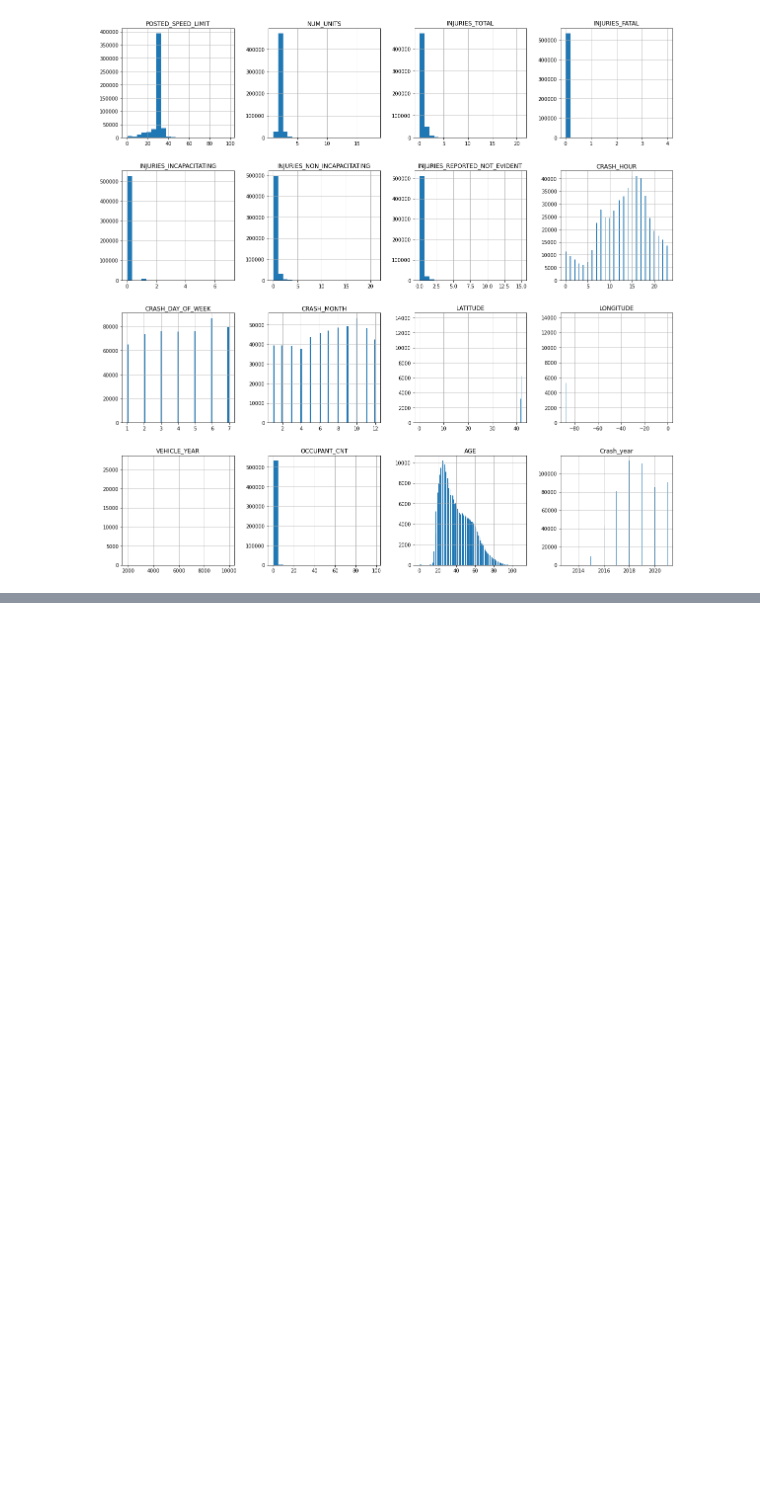
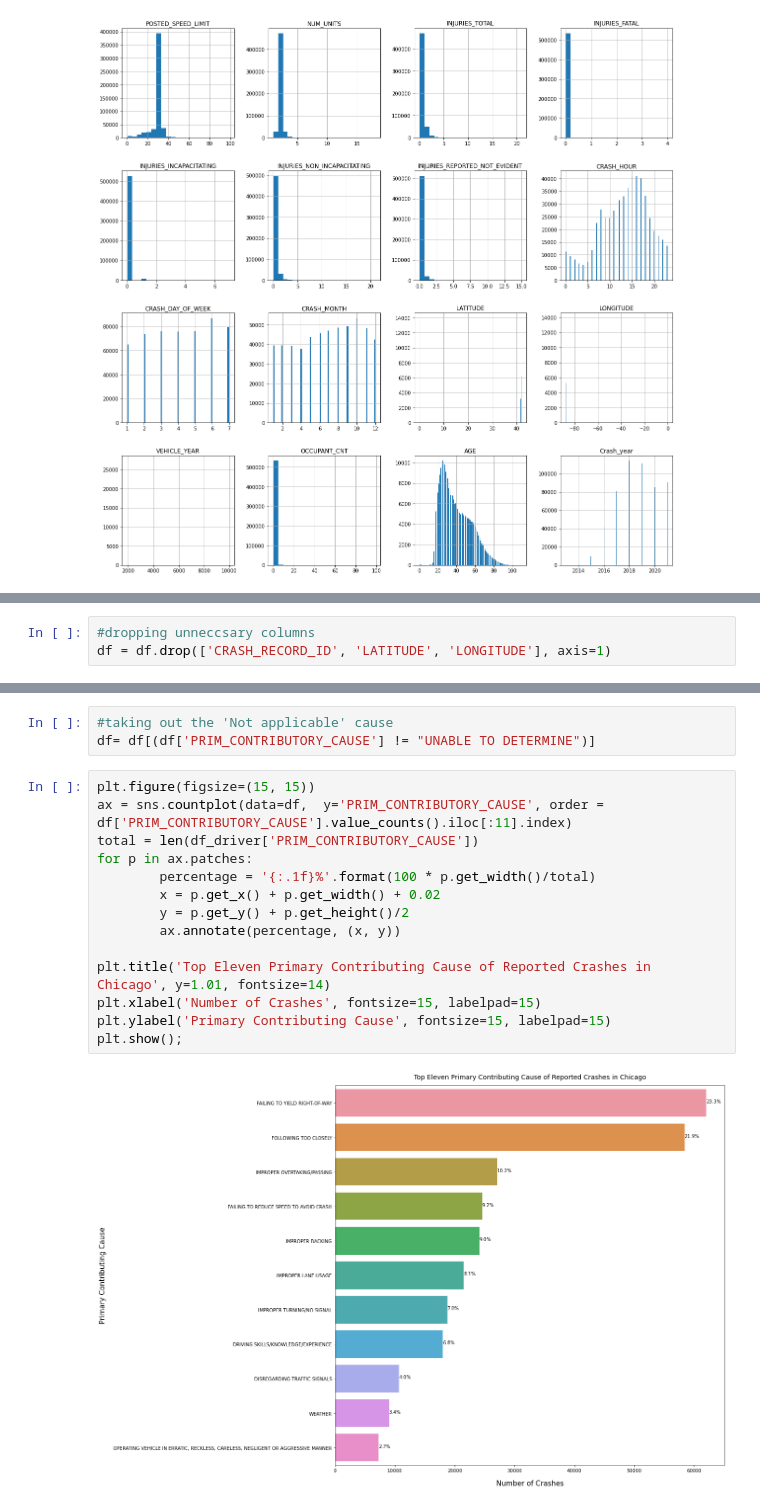
Before and after one commit to meowkaiser/Chicago_Car_Crashes_Project, a Jupyter notebook: Michael_Schor_Notebook.ipynb, the cells around one changed output, grey strips where cells are left out. Cells and saved outputs as stored; diff of their text form; blank space fills up the shorter version.

```diff
--- a/Michael_Schor_Notebook.ipynb
+++ b/Michael_Schor_Notebook.ipynb
@@ -224,0 +274,3 @@ df_driver.hist(figsize=(20,20), bins='auto');
+# %%
+#dropping unneccsary columns
+df = df.drop(['CRASH_RECORD_ID', 'LATITUDE', 'LONGITUDE'], axis=1)
@@ -224,0 +317,19 @@ df_driver.hist(figsize=(20,20), bins='auto');
+# %%
+#taking out the 'Not applicable' cause
+df= df[(df['PRIM_CONTRIBUTORY_CAUSE'] != "UNABLE TO DETERMINE")]
+# %%
+plt.figure(figsize=(15, 15))
+ax = sns.countplot(data=df,  y='PRIM_CONTRIBUTORY_CAUSE', order = df['PRIM_CONTRIBUTORY_CAUSE'].value_counts().iloc[:11].index)
+total = len(df_driver['PRIM_CONTRIBUTORY_CAUSE'])
+for p in ax.patches:
+        percentage = '{:.1f}%'.format(100 * p.get_width()/total)
+        x = p.get_x() + p.get_width() + 0.02
+        y = p.get_y() + p.get_height()/2
+        ax.annotate(percentage, (x, y))
+
+plt.title('Top Eleven Primary Contributing Cause of Reported Crashes in Chicago', y=1.01, fontsize=14)
+plt.xlabel('Number of Crashes', fontsize=15, labelpad=15)
+plt.ylabel('Primary Contributing Cause', fontsize=15, labelpad=15)
+plt.show();
+# %% [output]
+[figure, added]
```
Also changed, not shown: parts of 10 cells of this notebook.
